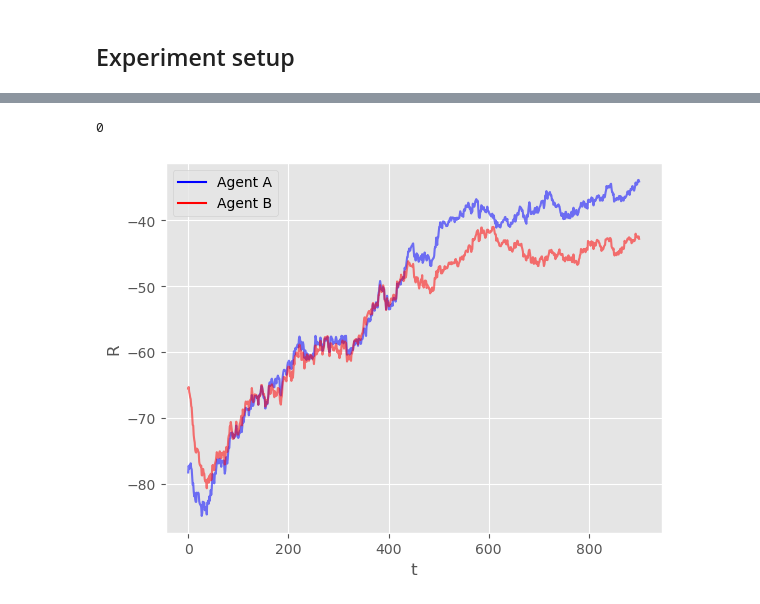
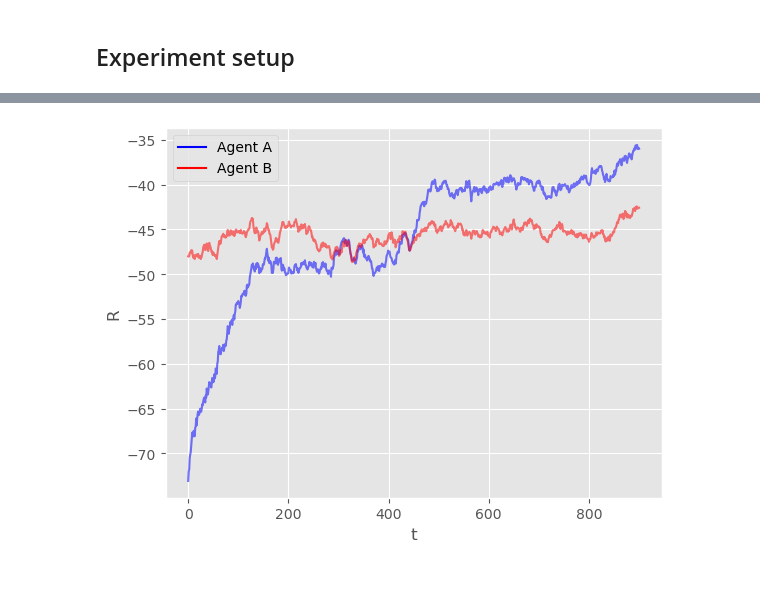
Before and after one commit to Ruzejjur/ARAMARL_TMDP_DP, a Jupyter notebook: TMDP_DP/Experiments_CoinGame_DP.ipynb, the cells around one changed output, grey strips where cells are left out. Saved outputs shown, nothing was run; the diff lists cells and outputs as text; code cells hidden in the pictures.

```diff
--- a/TMDP_DP/Experiments_CoinGame_DP.ipynb
+++ b/TMDP_DP/Experiments_CoinGame_DP.ipynb
@@ -185,7 +187,7 @@ N_EXP = 1
 grid_size = 11
 
 # Initialize environment
-env = CoinGame(max_steps=1000, size_square_grid=grid_size, push_distance=2)
+env = CoinGame(max_steps=300, size_square_grid=grid_size, push_distance=2)
 
 # Number of states
 n_states = env.n_states
@@ -194,7 +196,7 @@ n_states = env.n_states
 n_iter = 1000
 
 # Constant gamma
-gamma = 0.95
+gamma = 0.8
 
 # Learning rate
 learning_rate = 0.5
@@ -249,16 +251,16 @@ for n in range(N_EXP):
         while not done:
             # Agents choose actions
             # * Note: They choose the actions simultaneously
-            a1 = P1.act(obs=s)
-            a2 = P2.act(obs=s)
+            a1 = P1.act(obs=s, env=None)
+            a2 = P2.act(obs=s, env=None)
 
             # Transition to next time step
             s_new, rewards, done =  env.step([a1,a2])
 
             # Agents update their Q/Value functions
             # * Note: They update their Q/Value functions simultaneously
-            P1.update(s, [a1, a2], [rewards[0], rewards[1]], s_new)
-            P2.update(s, [a2, a1], [rewards[1], rewards[0]], s_new)
+            P1.update(s, [a1, a2], [rewards[0], rewards[1]], s_new, env=None)
+            P2.update(s, [a2, a1], [rewards[1], rewards[0]], s_new, env=None)
 
             # Set the current state to the new state
             s = s_new
@@ -293,7 +298,7 @@ r1ss = []
 trajectory_logs_all_experiments = []
 
 # Run the experiments
-for n in range(N_EXP):
+for n in tqdm(range(N_EXP), desc="Experiments"):
 
     ## Initialize agents
     # TODO: Add reset method to individual agents and move them to initialization
@@ -321,7 +326,7 @@ for n in range(N_EXP):
     trajectory_logs_single_experiment = []
 
     # Run through episodes
-    for i in range(n_iter):
+    for i in tqdm(range(n_iter), desc=f"Epochs (Exp {n+1})"):
 
         # Initialize the end of episode flag
         done = False
@@ -357,8 +362,8 @@ for n in range(N_EXP):
         while not done:
             # Agents choose actions
             # * Note: They choose the actions simultaneously
-            a1 = P1.act(obs=s)
-            a2 = P2.act(obs=s)
+            a1 = P1.act(obs=s, env=None)
+            a2 = P2.act(obs=s, env=None)
 
             # Save locations for logging before a step is made
             DM_location_old = env.blue_player.copy()
@@ -388,33 +393,31 @@ for n in range(N_EXP):
                 'Adv_location_new': env.red_player.copy(),
                 'coin1': env.coin_1.copy() if env.coin1_available else None,
                 'coin2': env.coin_2.copy() if env.coin2_available else None,
                 'action_DM': env.combined_actions_blue[a1],
                 'action_Adv': env.combined_actions_red[a2],
                 'reward_DM': rewards[0],
                 'reward_Adv': rewards[1],
                 'experiment': n,
                 'epoch': i
             })
 
         # Append the episode rewards to the list of rewards for this experiment
         r0s.append(episode_rewards_DM)
         # Append the episode rewards to the list of rewards for this experiment
         r1s.append(episode_rewards_Adv)
 
         # Append the trajectory log for this epoch to experiment log
         trajectory_logs_single_experiment.append(trajectory_log_single_epoch)
 
     # Append the trajectory logs of this experiment to the total logs
     trajectory_logs_all_experiments.append(trajectory_logs_single_experiment)
 
     env.reset() # Reset the environment at the very end
 
-    print(n)
     r0ss.append(r0s)
     r1ss.append(r1s)
 
 
 plot(r0ss, r1ss, moving_average_window_size=moving_average_window_size)
 # %% [output]
-0
-[figure, old version]
+[figure, new version]
```
Also changed, not shown: parts of 4 cells of this notebook, 2 other files.
